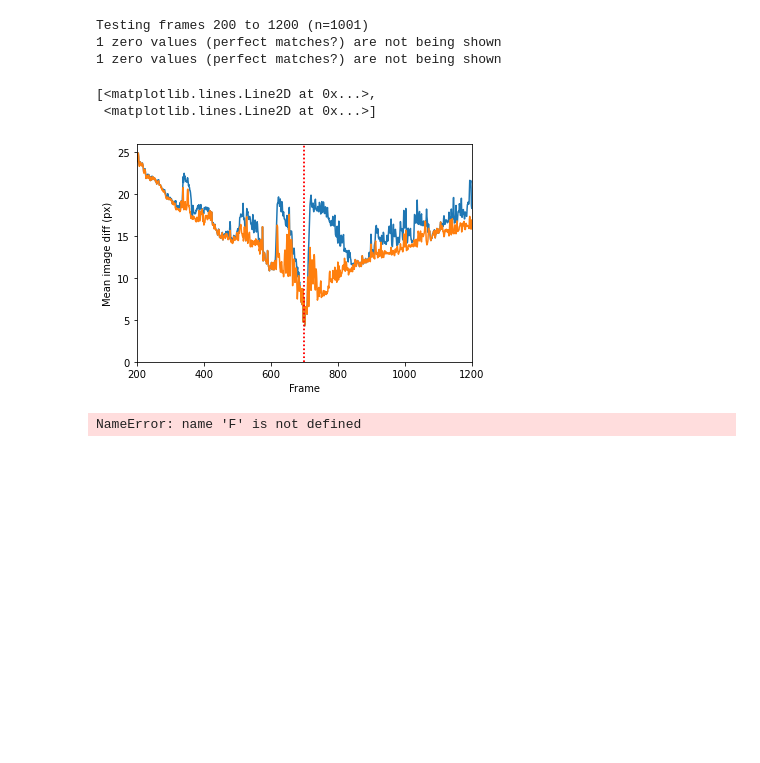
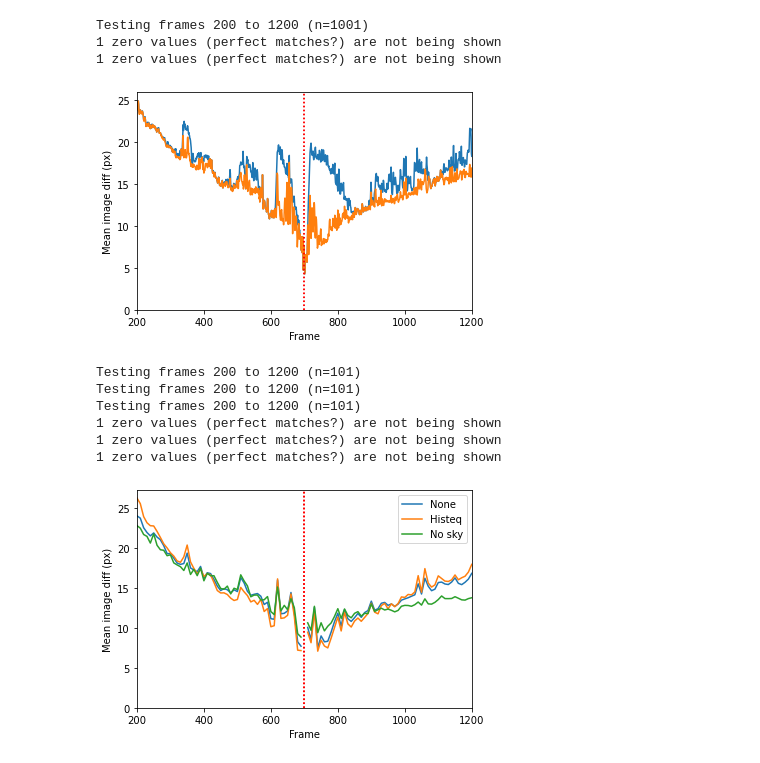
Before and after one commit to BrainsOnBoard/navbench, a Jupyter notebook: analysis/idfs_campus.ipynb, the cells around one changed output. Drawn from its saved outputs; the diff is of its cells as text; code cells hidden in the pictures; blank space fills up the shorter version.

```diff
--- a/analysis/idfs_campus.ipynb
+++ b/analysis/idfs_campus.ipynb
@@ -14,40 +14,44 @@ db = nb.Database('../datasets/bottom_of_campus/straight_route2_fwd')
 # %%
 FRAME_DIST  = 500
-IMSIZE      = (180, 55)
+IM_SIZE      = (55, 180)
 FR_STEP     = 1
 FRAME       = 700
 RIDF_STEP   = 2
 
 # IDF vs RIDF for every frame
-resize = ip.resize(*IMSIZE)
-db.plot_idfs_frames(FRAME, FRAME_DIST, resize, FR_STEP, RIDF_STEP)
+resize = ip.resize(*IM_SIZE)
+db.plot_idfs_frames(FRAME, FRAME_DIST, resize, FR_STEP, RIDF_STEP);
 # %% [output]
 Testing frames 200 to 1200 (n=1001)
 1 zero values (perfect matches?) are not being shown
 1 zero values (perfect matches?) are not being shown
-[<matplotlib.lines.Line2D at 0x...>,
- <matplotlib.lines.Line2D at 0x...>]
 [figure]
 # %%
-F;RAME_DIST  = 500
-IMSIZE      = (180, 55)
+FRAME_DIST  = 500
+IM_SIZE      = (55, 180)
 FR_STEP     = 10 # Every 10th frame
 FRAME       = 700
 RIDF_STEP   = 2
 
-resize = ip.resize(*IMSIZE)
+resize = ip.resize(*IM_SIZE)
 tests = (resize, (resize, ip.histeq), (resize, ip.remove_sky))
 labels = ['None', 'Histeq', 'No sky']
 
 diffs = []
 for test in tests:
     (images, snap, entries) = db.load_test_frames(FRAME, FRAME_DIST, test, FR_STEP)
     diffs.append(nb.route_ridf(images, snap, step=RIDF_STEP))
 
 # Plot for different image preprocessing methods
 nb.plot_route_idf(entries, *diffs, labels=labels);
 # %% [output]
-NameError: name 'F' is not defined
+Testing frames 200 to 1200 (n=101)
+Testing frames 200 to 1200 (n=101)
+Testing frames 200 to 1200 (n=101)
+1 zero values (perfect matches?) are not being shown
+1 zero values (perfect matches?) are not being shown
+1 zero values (perfect matches?) are not being shown
+[figure, added]
 # %%
 FRAME_DIST  = 500
 FR_STEP     = 10
```
Also changed, not shown: parts of 2 cells of this notebook, 19 other files.
